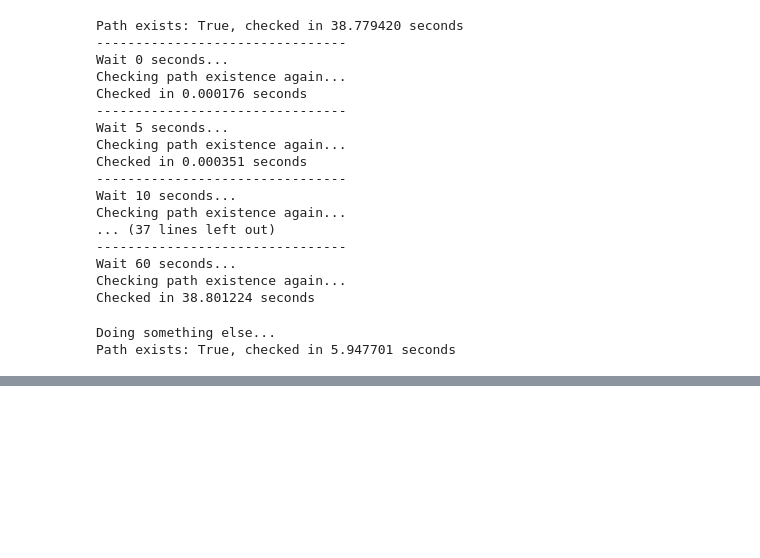
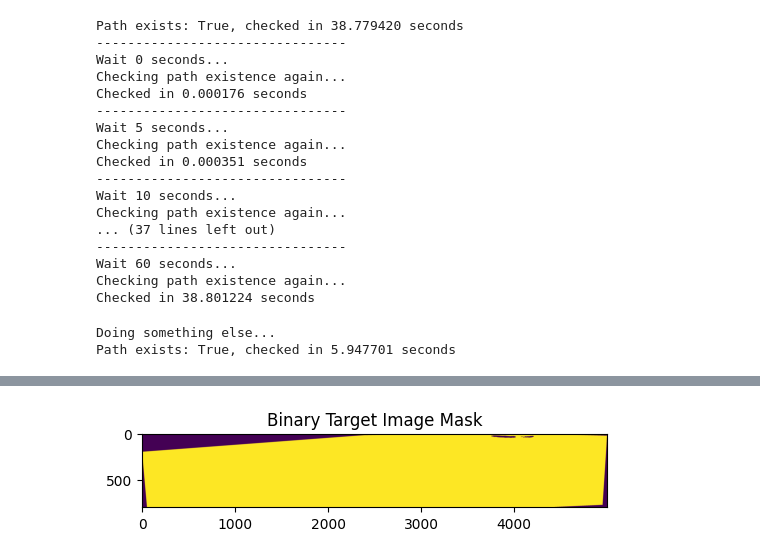
Before and after one commit to eboesch/LeafAlignment, a Jupyter notebook: Testing.ipynb, the cells around one changed output, grey strips where cells are left out. Cells and saved outputs as stored; diff of their text form; code cells hidden in the pictures; blank space fills up the shorter version.

```diff
--- a/Testing.ipynb
+++ b/Testing.ipynb
@@ -84,0 +137,9 @@ Path exists: True, checked in 5.947701 seconds
+# %%
+test[test!=0] = 1
+fig = plt.figure(figsize=(6,9))
+img = plt.imshow(K.tensor_to_image(test))
+plt.title("Binary Target Image Mask")
+# plt.colorbar(img, orientation='horizontal', fraction=.1)
+plt.show()
+# %% [output]
+[figure, added]
```
Also changed, not shown: parts of 13 cells of this notebook, 11 other files.
